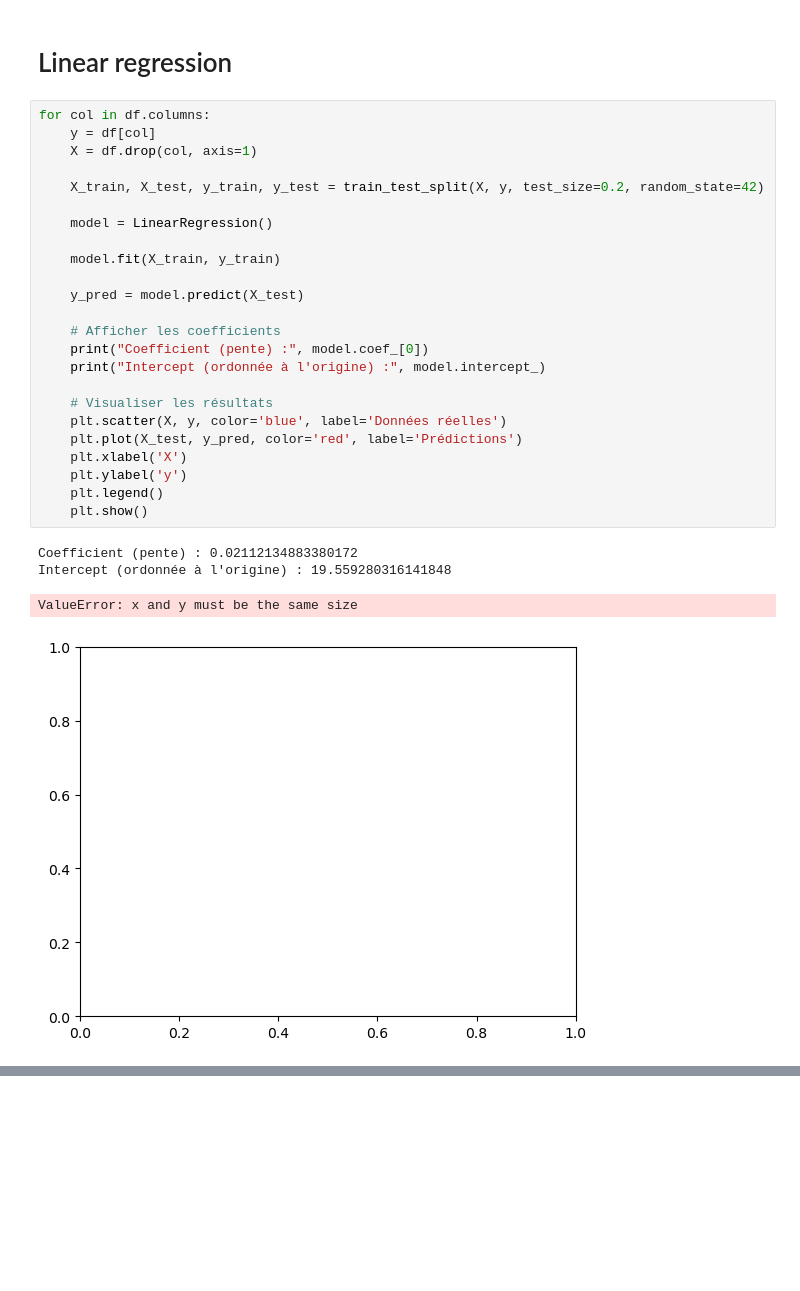
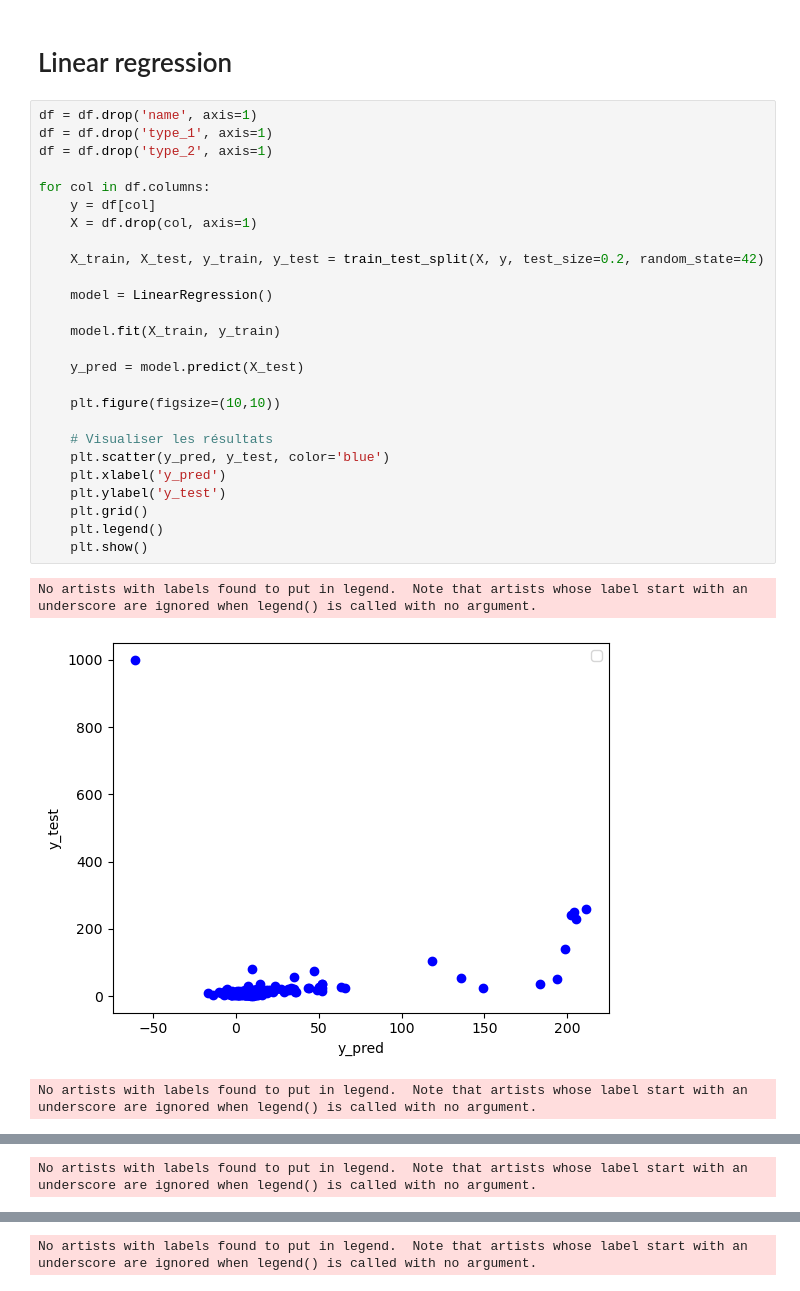
Before and after one commit to ClemouDouard/Pokemon_analysis, a Jupyter notebook: src/exploration.ipynb, the cells around one changed output, grey strips where cells are left out. Cells and saved outputs as stored; diff of their text form; blank space fills up the shorter version.

```diff
--- a/src/exploration.ipynb
+++ b/src/exploration.ipynb
@@ -63,31 +33,32 @@ for col1 in df.columns:
 # %% [markdown]
 # Linear regression
 # %%
+df = df.drop('name', axis=1)
+df = df.drop('type_1', axis=1)
+df = df.drop('type_2', axis=1)
+
 for col in df.columns:
     y = df[col]
     X = df.drop(col, axis=1)
 
     X_train, X_test, y_train, y_test = train_test_split(X, y, test_size=0.2, random_state=42)
 
     model = LinearRegression()
 
     model.fit(X_train, y_train)
 
     y_pred = model.predict(X_test)
 
-    # Afficher les coefficients
-    print("Coefficient (pente) :", model.coef_[0])
-    print("Intercept (ordonnée à l'origine) :", model.intercept_)
+    plt.figure(figsize=(10,10))
 
     # Visualiser les résultats
-    plt.scatter(X, y, color='blue', label='Données réelles')
-    plt.plot(X_test, y_pred, color='red', label='Prédictions')
-    plt.xlabel('X')
-    plt.ylabel('y')
+    plt.scatter(y_pred, y_test, color='blue')
+    plt.xlabel('y_pred')
+    plt.ylabel('y_test')
+    plt.grid()
     plt.legend()
     plt.show()
 # %% [output]
-Coefficient (pente) : 0.02112134883380172
-Intercept (ordonnée à l'origine) : 19.559280316141848
+No artists with labels found to put in legend.  Note that artists whose label start with an underscore are ignored when legend() is called with no argument.
+[figure, new version]
-ValueError: x and y must be the same size
+No artists with labels found to put in legend.  Note that artists whose label start with an underscore are ignored when legend() is called with no argument.
-[figure, old version]
@@ -93,0 +66 @@ ValueError: x and y must be the same size
+No artists with labels found to put in legend.  Note that artists whose label start with an underscore are ignored when legend() is called with no argument.
@@ -93,0 +68 @@ ValueError: x and y must be the same size
+No artists with labels found to put in legend.  Note that artists whose label start with an underscore are ignored when legend() is called with no argument.
```
Also changed, not shown: parts of 2 cells of this notebook.
